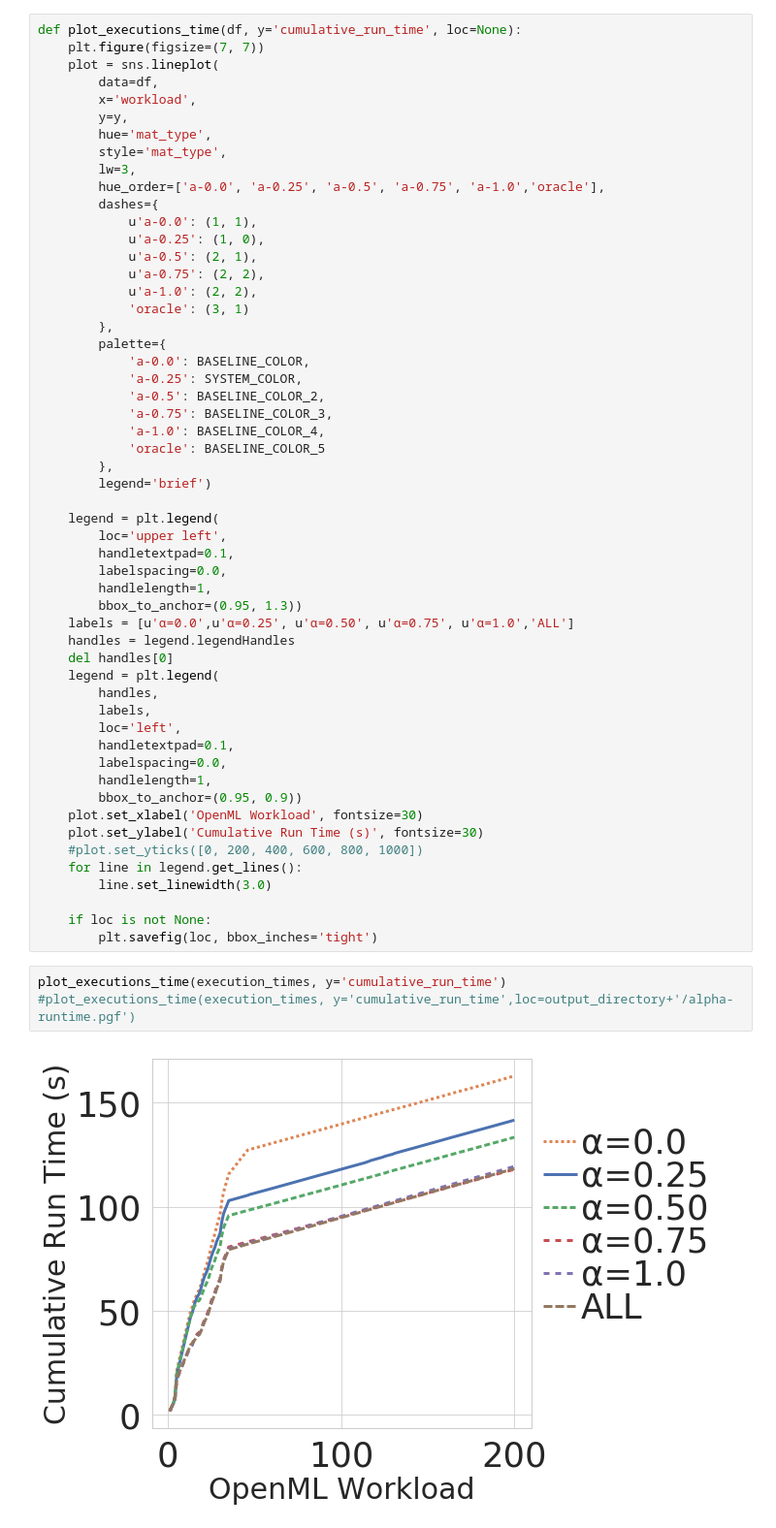
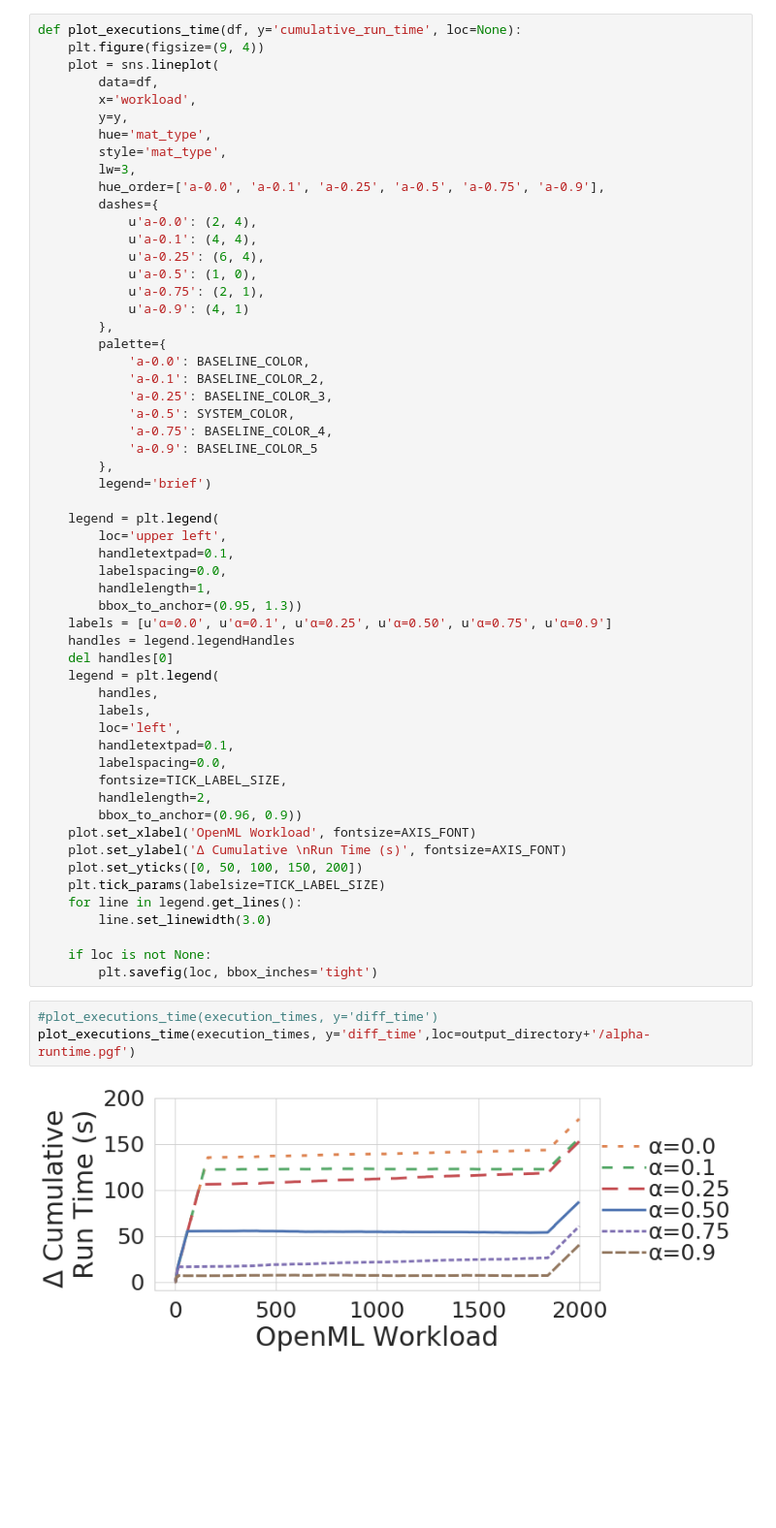
Before and after one commit to dbehrouz/ml-workload-optimization, a Jupyter notebook: code/collaborative-optimizer/paper/experiments/alpha_impact/plots.ipynb, the cells around one changed output. Shown: that part at 97% size. Drawn from its saved outputs; the diff is of its cells as text; blank space fills up the shorter version.

Commit message:
improves figure line dashes

```diff
--- a/code/collaborative-optimizer/paper/experiments/alpha_impact/plots.ipynb
+++ b/code/collaborative-optimizer/paper/experiments/alpha_impact/plots.ipynb
@@ -71,6 +90,6 @@ execution_times = execution_times[execution_times['mat_type'].isin(filter_list)]
 # %%
 def plot_executions_time(df, y='cumulative_run_time', loc=None):
-    plt.figure(figsize=(7, 7))
+    plt.figure(figsize=(9, 4))
     plot = sns.lineplot(
         data=df,
         x='workload',
@@ -78,22 +97,22 @@ def plot_executions_time(df, y='cumulative_run_time', loc=None):
         hue='mat_type',
         style='mat_type',
         lw=3,
-        hue_order=['a-0.0', 'a-0.25', 'a-0.5', 'a-0.75', 'a-1.0','oracle'],
+        hue_order=['a-0.0', 'a-0.1', 'a-0.25', 'a-0.5', 'a-0.75', 'a-0.9'],
         dashes={
-            u'a-0.0': (1, 1),
-            u'a-0.25': (1, 0),
-            u'a-0.5': (2, 1),
-            u'a-0.75': (2, 2),
-            u'a-1.0': (2, 2),
-            'oracle': (3, 1)
+            u'a-0.0': (2, 4),
+            u'a-0.1': (4, 4),
+            u'a-0.25': (6, 4),
+            u'a-0.5': (1, 0),
+            u'a-0.75': (2, 1),
+            u'a-0.9': (4, 1)
         },
         palette={
             'a-0.0': BASELINE_COLOR,
-            'a-0.25': SYSTEM_COLOR,
-            'a-0.5': BASELINE_COLOR_2,
-            'a-0.75': BASELINE_COLOR_3,
-            'a-1.0': BASELINE_COLOR_4,
-            'oracle': BASELINE_COLOR_5
+            'a-0.1': BASELINE_COLOR_2,
+            'a-0.25': BASELINE_COLOR_3,
+            'a-0.5': SYSTEM_COLOR,
+            'a-0.75': BASELINE_COLOR_4,
+            'a-0.9': BASELINE_COLOR_5
         },
         legend='brief')
 
@@ -103,7 +122,7 @@ def plot_executions_time(df, y='cumulative_run_time', loc=None):
         labelspacing=0.0,
         handlelength=1,
         bbox_to_anchor=(0.95, 1.3))
-    labels = [u'α=0.0',u'α=0.25', u'α=0.50', u'α=0.75', u'α=1.0','ALL']
+    labels = [u'α=0.0', u'α=0.1', u'α=0.25', u'α=0.50', u'α=0.75', u'α=0.9']
     handles = legend.legendHandles
     del handles[0]
     legend = plt.legend(
@@ -112,18 +131,20 @@ def plot_executions_time(df, y='cumulative_run_time', loc=None):
         loc='left',
         handletextpad=0.1,
         labelspacing=0.0,
-        handlelength=1,
-        bbox_to_anchor=(0.95, 0.9))
-    plot.set_xlabel('OpenML Workload', fontsize=30)
-    plot.set_ylabel('Cumulative Run Time (s)', fontsize=30)
-    #plot.set_yticks([0, 200, 400, 600, 800, 1000])
+        fontsize=TICK_LABEL_SIZE,
+        handlelength=2,
+        bbox_to_anchor=(0.96, 0.9))
+    plot.set_xlabel('OpenML Workload', fontsize=AXIS_FONT)
+    plot.set_ylabel('Δ Cumulative \nRun Time (s)', fontsize=AXIS_FONT)
+    plot.set_yticks([0, 50, 100, 150, 200])
+    plt.tick_params(labelsize=TICK_LABEL_SIZE)
     for line in legend.get_lines():
         line.set_linewidth(3.0)
 
     if loc is not None:
         plt.savefig(loc, bbox_inches='tight')
 # %%
-plot_executions_time(execution_times, y='cumulative_run_time')
-#plot_executions_time(execution_times, y='cumulative_run_time',loc=output_directory+'/alpha-runtime.pgf')
+#plot_executions_time(execution_times, y='diff_time')
+plot_executions_time(execution_times, y='diff_time',loc=output_directory+'/alpha-runtime.pgf')
 # %% [output]
-[figure, old version]
+[figure, new version]
```
Also changed, not shown: parts of 7 cells of this notebook, 20 other files.
